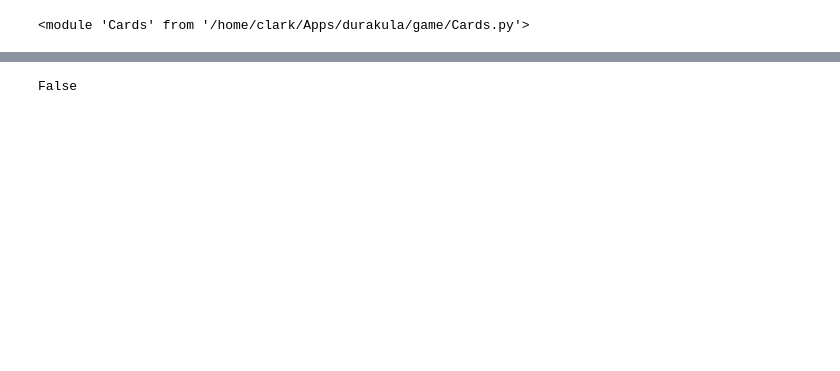
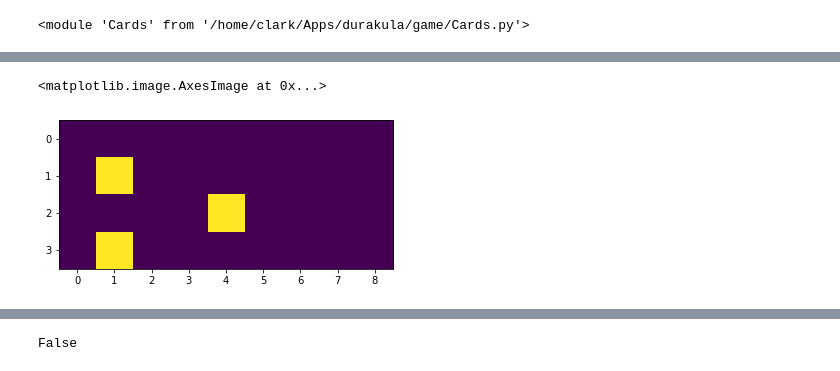
Before and after one commit to tcikezu/durakula, a Jupyter notebook: game/field-tests.ipynb, the cells around one changed output, grey strips where cells are left out. Cells and saved outputs as stored; diff of their text form; code cells hidden in the pictures; blank space fills up the shorter version.

```diff
--- a/game/field-tests.ipynb
+++ b/game/field-tests.ipynb
@@ -57,3 +62,8 @@ plt.imshow(durak_game.playing_field.field)
+# %%
+plt.imshow(durak_game.playing_field.attack_buffer)
+# %% [output]
+<matplotlib.image.AxesImage at 0x...>
+[figure, added]
 # %%
 players_on_attack = [p.player_id for p in durak_game.playing_field.attack_players()]
 p_att_idx = players_on_attack[0]
```
Also changed, not shown: parts of 16 cells of this notebook, 5 other files.
